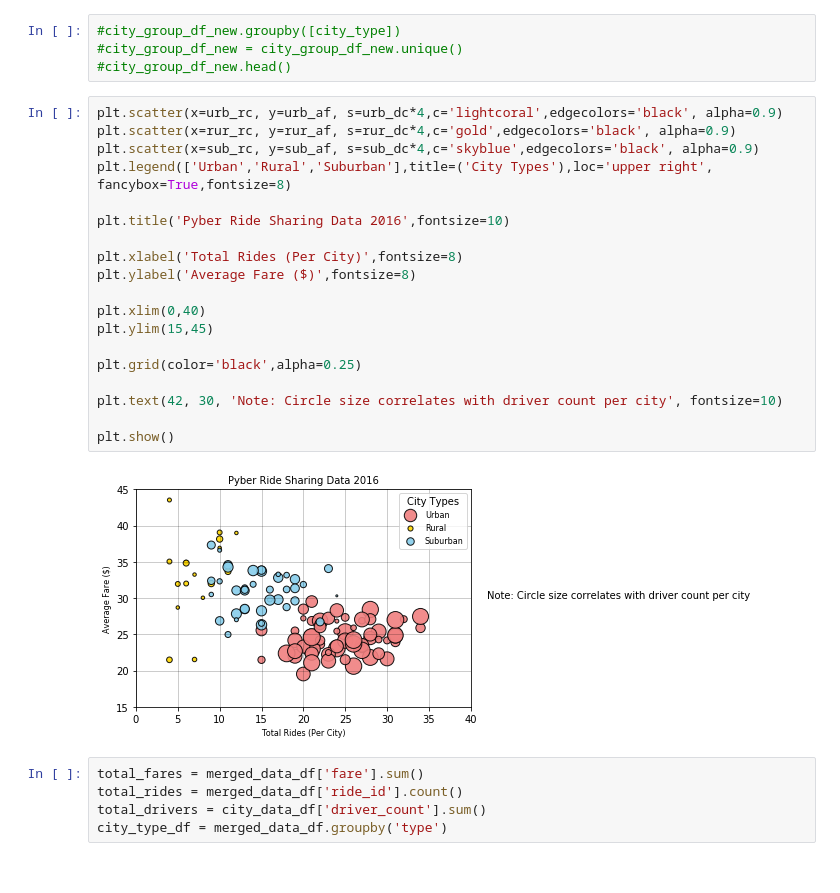
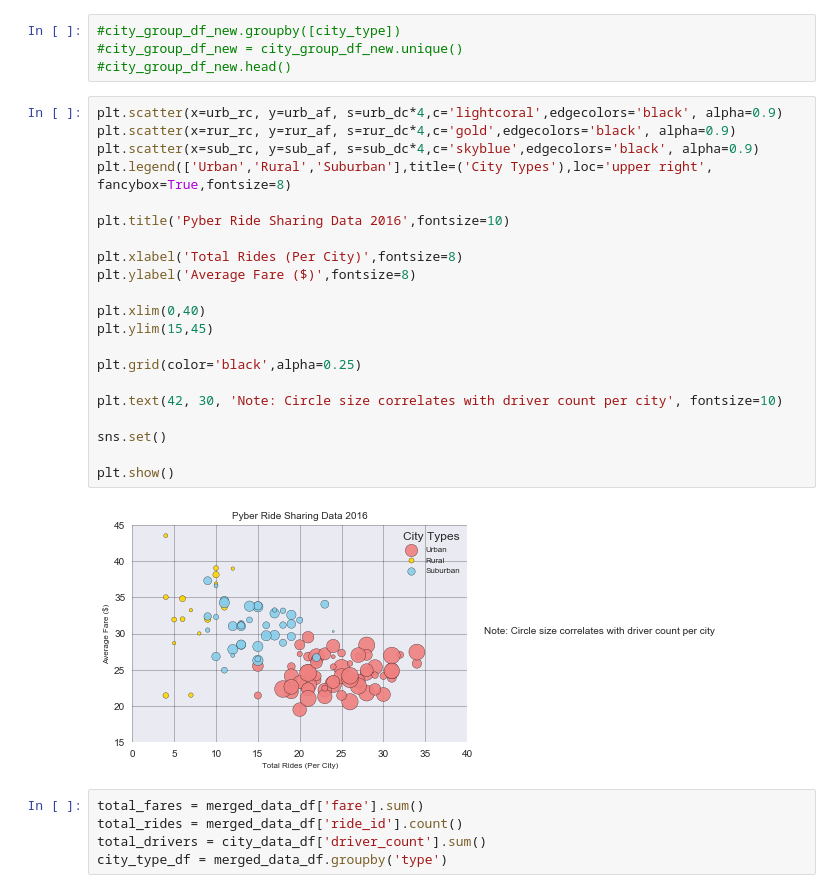
Before and after one commit to amxmongoose/PyBer, a Jupyter notebook: PyBer_homework/PyBer.ipynb, the cells around one changed output. Saved outputs shown, nothing was run; the diff lists cells and outputs as text.

```diff
--- a/PyBer_homework/PyBer.ipynb
+++ b/PyBer_homework/PyBer.ipynb
@@ -85,24 +85,26 @@ rur_dc = city_group_df_rur['Total Drivers']
 # %%
 plt.scatter(x=urb_rc, y=urb_af, s=urb_dc*4,c='lightcoral',edgecolors='black', alpha=0.9)
 plt.scatter(x=rur_rc, y=rur_af, s=rur_dc*4,c='gold',edgecolors='black', alpha=0.9)
 plt.scatter(x=sub_rc, y=sub_af, s=sub_dc*4,c='skyblue',edgecolors='black', alpha=0.9)
 plt.legend(['Urban','Rural','Suburban'],title=('City Types'),loc='upper right', fancybox=True,fontsize=8)
 
 plt.title('Pyber Ride Sharing Data 2016',fontsize=10)
 
 plt.xlabel('Total Rides (Per City)',fontsize=8)
 plt.ylabel('Average Fare ($)',fontsize=8)
 
 plt.xlim(0,40)
 plt.ylim(15,45)
 
 plt.grid(color='black',alpha=0.25)
 
 plt.text(42, 30, 'Note: Circle size correlates with driver count per city', fontsize=10)
 
+sns.set()
+
 plt.show()
 # %% [output]
-[figure, old version]
+[figure, new version]
 # %%
 total_fares = merged_data_df['fare'].sum()
 total_rides = merged_data_df['ride_id'].count()
```
Also changed, not shown: parts of 2 cells of this notebook.
